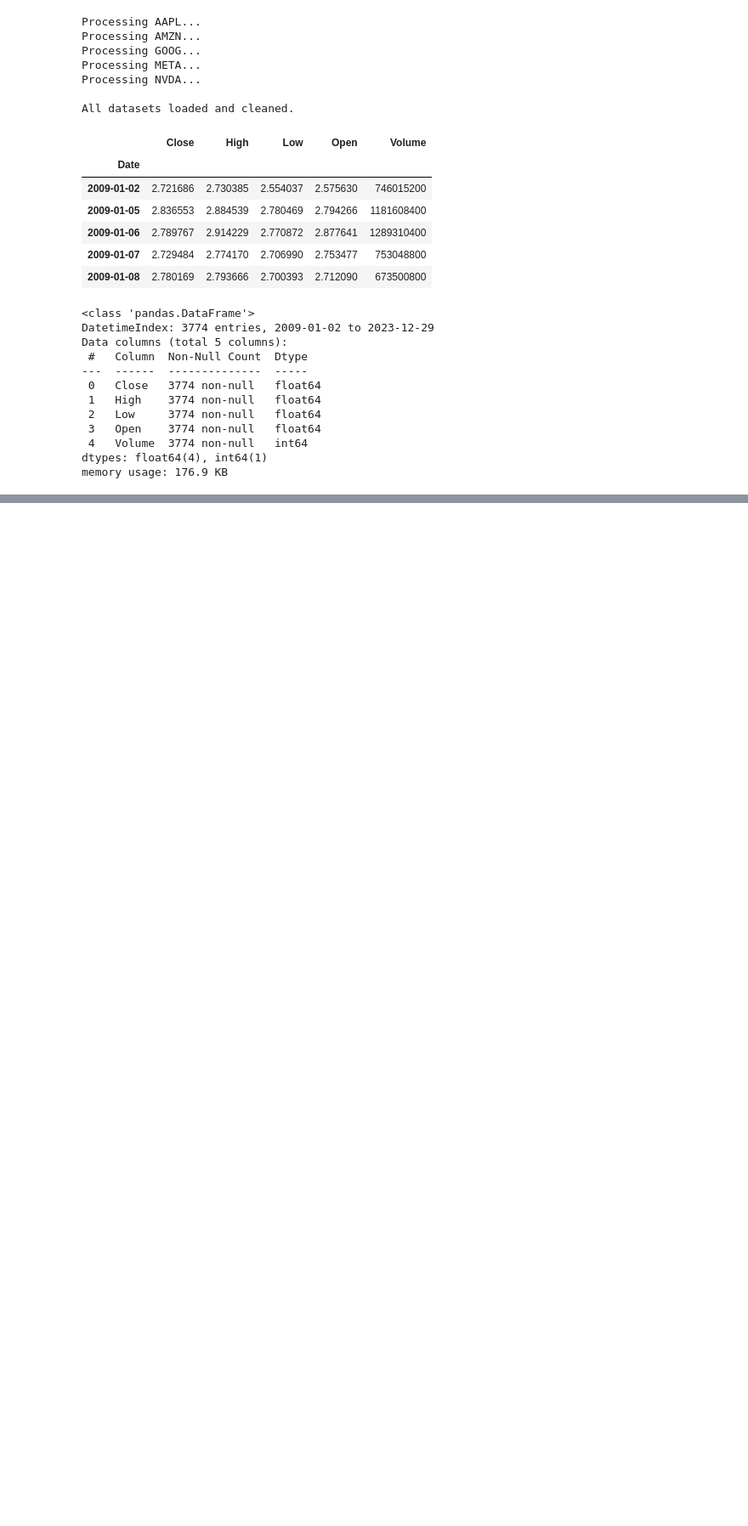
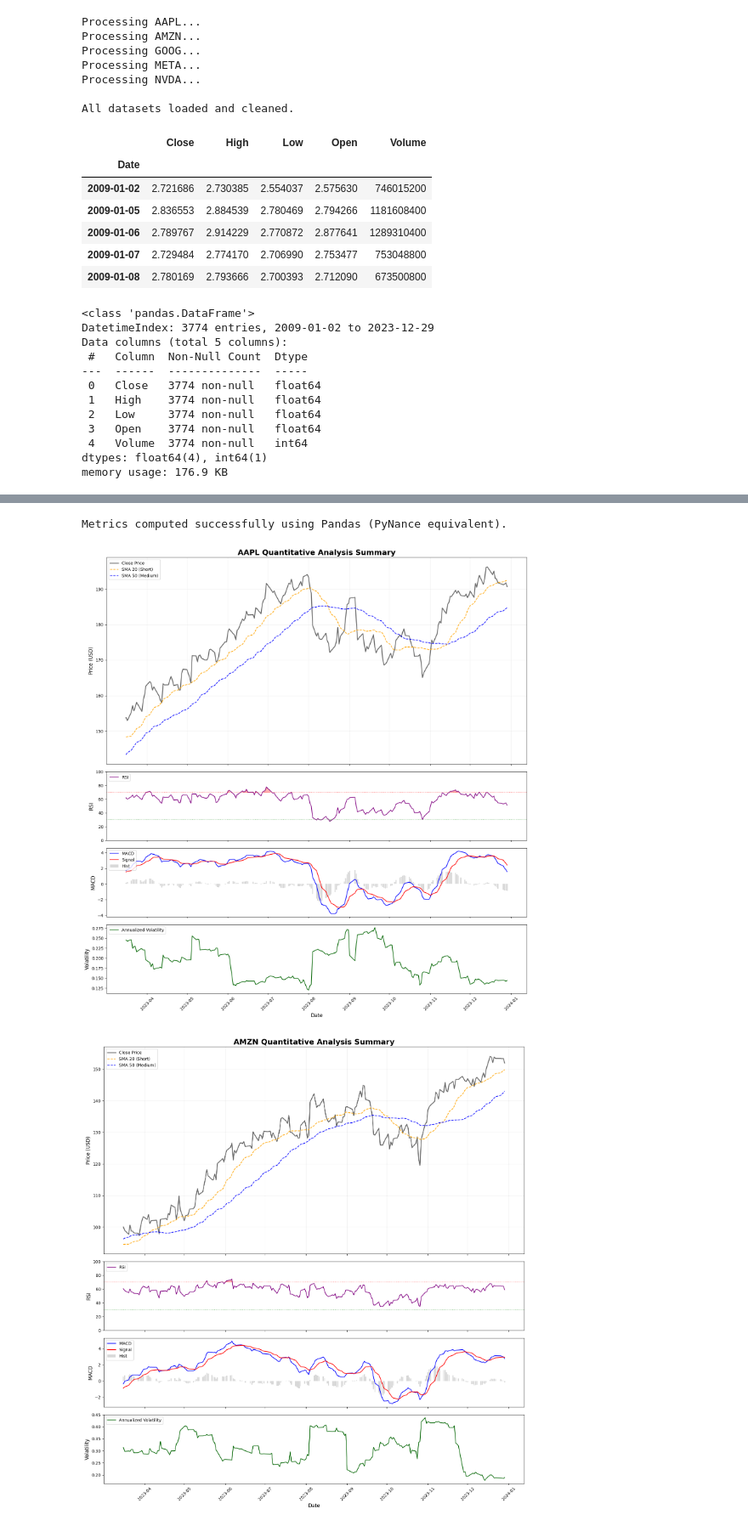
Before and after one commit to Elsh41/News-Sentiment-Analysis, a Jupyter notebook: notebooks/02_quantitative_analysis.ipynb, the cells around one changed output, grey strips where cells are left out. Shown at 85% size. Cells and saved outputs as stored; diff of their text form; code cells hidden in the pictures; blank space fills up the shorter version.

```diff
--- a/notebooks/02_quantitative_analysis.ipynb
+++ b/notebooks/02_quantitative_analysis.ipynb
@@ -102,0 +165,78 @@ print(f"Technical indicators computed for: {', '.join(stock_data.keys())}")
+# %%
+# Applying PyNance for Financial Metrics
+
+import numpy as np
+
+for ticker in stock_data:
+    df = stock_data[ticker]
+
+    # 1. Daily Returns (Standard Financial Metric)
+    df['Daily_Return'] = df['Close'].pct_change()
+
+    # 2. Cumulative Returns (Investment growth)
+    df['Cumulative_Return'] = (1 + df['Daily_Return']).cumprod() - 1
+
+    # 3. Annualized Volatility (Rolling 20-day window)
+    # 252 is the number of trading days in a year
+    df['Volatility'] = df['Daily_Return'].rolling(window=20).std() * np.sqrt(252)
+
+    stock_data[ticker] = df
+
+print("Metrics computed successfully using Pandas (PyNance equivalent).")
+# %% [output]
+Metrics computed successfully using Pandas (PyNance equivalent).
+# %%
+# Visualization
+import matplotlib.pyplot as plt
+
+def plot_stock_analysis(ticker):
+    # Get the last 200 days so the charts aren't too crowded
+    df = stock_data[ticker].tail(200)
+
+    # Create a figure with 4 subplots
+    fig, (ax1, ax2, ax3, ax4) = plt.subplots(4, 1, figsize=(15, 16), sharex=True,
+                                            gridspec_kw={'height_ratios': [3, 1, 1, 1]})
+
+    # --- Panel 1: Price Action & Moving Averages ---
+    ax1.plot(df.index, df['Close'], label='Close Price', color='black', alpha=0.6, linewidth=2)
+    ax1.plot(df.index, df['SMA_20'], label='SMA 20 (Short)', color='orange', linestyle='--')
+    ax1.plot(df.index, df['SMA_50'], label='SMA 50 (Medium)', color='blue', linestyle='--')
+    ax1.set_title(f'{ticker} Quantitative Analysis Summary', fontsize=18, fontweight='bold')
+    ax1.set_ylabel('Price (USD)', fontsize=12)
+    ax1.legend(loc='upper left')
+    ax1.grid(True, alpha=0.2)
+
+    # --- Panel 2: RSI (Momentum) ---
+    ax2.plot(df.index, df['RSI'], label='RSI', color='purple')
+    ax2.axhline(70, color='red', linestyle=':', alpha=0.5) # Overbought line
+    ax2.axhline(30, color='green', linestyle=':', alpha=0.5) # Oversold line
+    ax2.fill_between(df.index, y1=70, y2=df['RSI'], where=(df['RSI'] >= 70), color='red', alpha=0.3)
+    ax2.fill_between(df.index, y1=30, y2=df['RSI'], where=(df['RSI'] <= 30), color='green', alpha=0.3)
+    ax2.set_ylabel('RSI', fontsize=12)
+    ax2.set_ylim(0, 100)
+    ax2.legend(loc='upper left')
+
+    # --- Panel 3: MACD (Trend Reversal) ---
+    ax3.plot(df.index, df['MACD'], label='MACD', color='blue')
+    ax3.plot(df.index, df['MACD_Signal'], label='Signal', color='red')
+    ax3.bar(df.index, df['MACD_Hist'], label='Hist', color='gray', alpha=0.3)
+    ax3.set_ylabel('MACD', fontsize=12)
+    ax3.legend(loc='upper left')
+
+    # --- Panel 4: Volatility & Returns (The Pandas Metrics) ---
+    ax4.plot(df.index, df['Volatility'], label='Annualized Volatility', color='darkgreen')
+    ax4.set_ylabel('Volatility', fontsize=12)
+    ax4.set_xlabel('Date', fontsize=12)
+    ax4.legend(loc='upper left')
+
+    # Formatting fixes
+    plt.xticks(rotation=45)
+    plt.tight_layout()
+    plt.show()
+
+# Visualize all five stocks to complete the section
+for ticker in stock_data.keys():
+    plot_stock_analysis(ticker)
+# %% [output]
+[figure, added]
+[figure, added]
```
Also changed, not shown: parts of 4 cells of this notebook.
